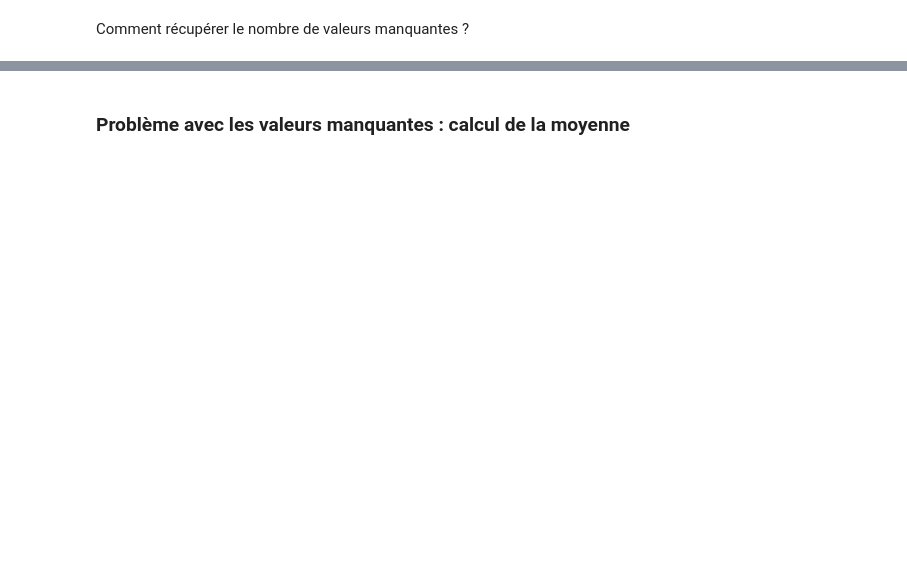
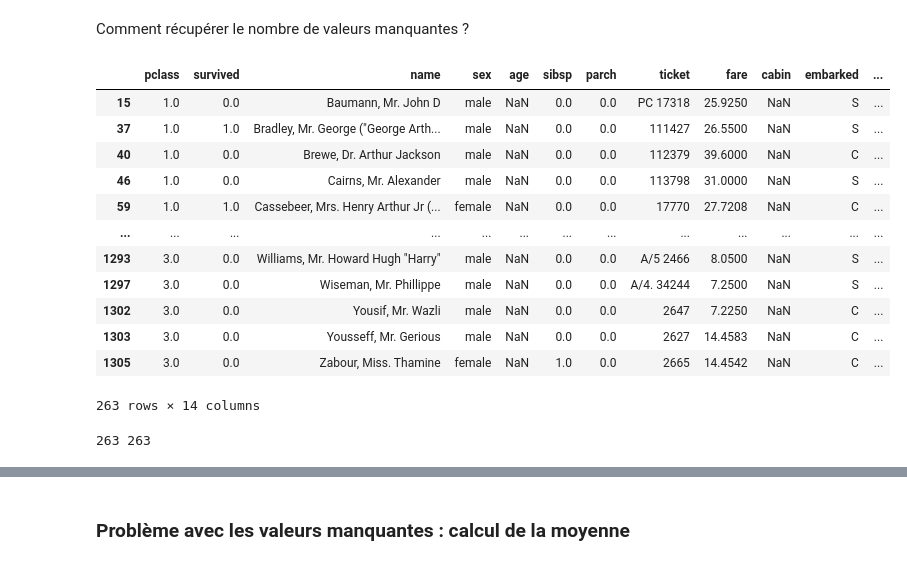
Before and after one commit to louiskuhn/IA-P2-Euskadi, a Jupyter notebook: Python/1. Analyse de données/Intro à Pandas.ipynb, the cells around one changed output, grey strips where cells are left out. Saved outputs shown, nothing was run; the diff lists cells and outputs as text; code cells hidden in the pictures; blank space fills up the shorter version.

```diff
--- a/Python/1. Analyse de données/Intro à Pandas.ipynb
+++ b/Python/1. Analyse de données/Intro à Pandas.ipynb
@@ -426,6 +426,6 @@ data.sort_values(["Protein_(g)", "Lipid_Tot_(g)"], ascending = [False, True])
 ### Les données
 # %%
 titanic = pd.read_csv("Data/titanic-survival.csv")
-# titanic.drop(index=[1309], axis='index', inplace=True)
+titanic.drop([1309], axis='index', inplace=True)
 #titanic = titanic.iloc[:-1,:]
 titanic.tail()
@@ -440,10 +488,28 @@ titanic["age"].isnull()
 # %% [markdown]
 Comment récupérer le nombre de valeurs manquantes ?
+# %%
+titanic.loc[titanic["age"].isnull(), :]
+# %% [output]
+|  | pclass | survived | name | sex | age | sibsp | parch | ticket | fare | cabin | embarked | ... |
+| 15 | 1.0 | 0.0 | Baumann, Mr. John D | male | NaN | 0.0 | 0.0 | PC 17318 | 25.9250 | NaN | S | ... |
+| 37 | 1.0 | 1.0 | Bradley, Mr. George ("George Arth... | male | NaN | 0.0 | 0.0 | 111427 | 26.5500 | NaN | S | ... |
+| 40 | 1.0 | 0.0 | Brewe, Dr. Arthur Jackson | male | NaN | 0.0 | 0.0 | 112379 | 39.6000 | NaN | C | ... |
+| 46 | 1.0 | 0.0 | Cairns, Mr. Alexander | male | NaN | 0.0 | 0.0 | 113798 | 31.0000 | NaN | S | ... |
+| 59 | 1.0 | 1.0 | Cassebeer, Mrs. Henry Arthur Jr (... | female | NaN | 0.0 | 0.0 | 17770 | 27.7208 | NaN | C | ... |
+| ... | ... | ... | ... | ... | ... | ... | ... | ... | ... | ... | ... | ... |
+| 1293 | 3.0 | 0.0 | Williams, Mr. Howard Hugh "Harry" | male | NaN | 0.0 | 0.0 | A/5 2466 | 8.0500 | NaN | S | ... |
+| 1297 | 3.0 | 0.0 | Wiseman, Mr. Phillippe | male | NaN | 0.0 | 0.0 | A/4. 34244 | 7.2500 | NaN | S | ... |
+| 1302 | 3.0 | 0.0 | Yousif, Mr. Wazli | male | NaN | 0.0 | 0.0 | 2647 | 7.2250 | NaN | C | ... |
+| 1303 | 3.0 | 0.0 | Yousseff, Mr. Gerious | male | NaN | 0.0 | 0.0 | 2627 | 14.4583 | NaN | C | ... |
+| 1305 | 3.0 | 0.0 | Zabour, Miss. Thamine | female | NaN | 1.0 | 0.0 | 2665 | 14.4542 | NaN | C | ... |
+263 rows × 14 columns
 # %%
 ### Nombre de valeurs manquantes : exemples de solutions
 tot_nan1 = len(titanic.loc[titanic["age"].isnull(),"age"])
 tot_nan2 = titanic["age"].isnull().sum()
 
 print(tot_nan1, tot_nan2)
+# %% [output]
+263 263
 # %%
 titanic.isnull().head()
```
Also changed, not shown: parts of 45 cells of this notebook.
